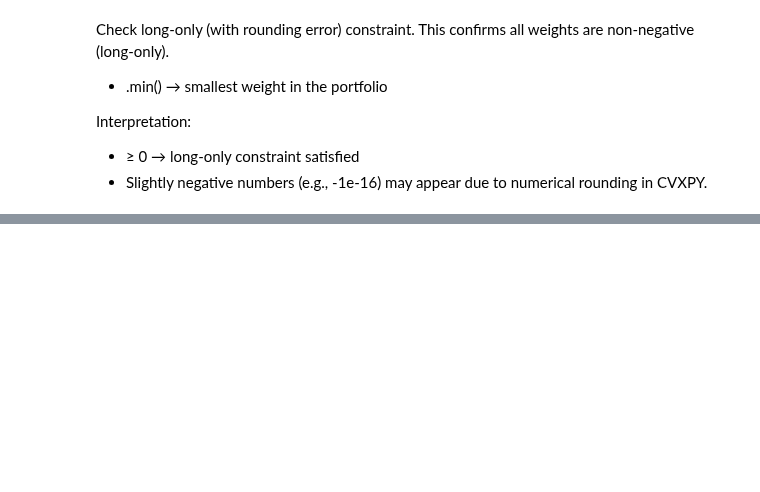
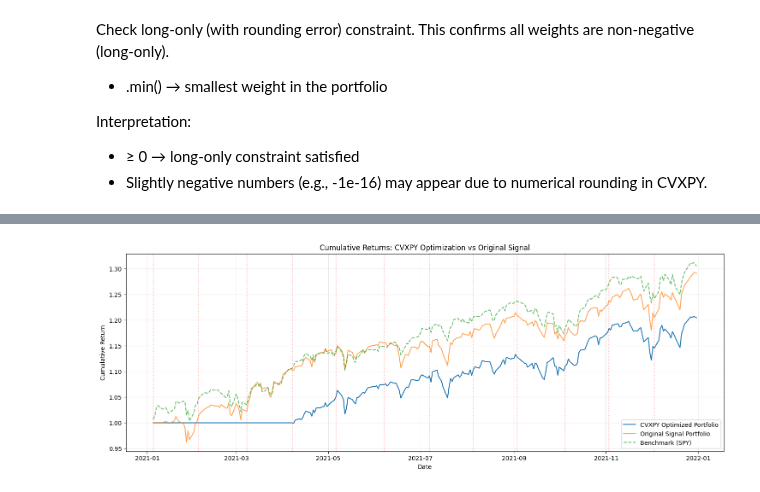
Before and after one commit to KevinTan1203/Systematic-Quant-Trading, a Jupyter notebook: Quantitative Concepts/Optimisation/CVX Optimisation.ipynb, the cells around one changed output, grey strips where cells are left out. Cells and saved outputs as stored; diff of their text form; code cells hidden in the pictures; blank space fills up the shorter version.

```diff
--- a/Quantitative Concepts/Optimisation/CVX Optimisation.ipynb
+++ b/Quantitative Concepts/Optimisation/CVX Optimisation.ipynb
@@ -335,0 +436,15 @@ w_cons.min()
+# %%
+# === Step 1: Scrape S&P 500 Tickers from Wikipedia ===
+url = 'https://en.wikipedia.org/wiki/List_of_S%26P_500_companies'
+# Add a user-agent header to bypass the 403 error
+headers = {'User-Agent': 'Mozilla/5.0 (Windows NT 10.0; Win64; x64) AppleWebKit/537.36 (KHTML, like Gecko) Chrome/114.0 Safari/537.36'}
+html = requests.get(url, headers=headers).text
+tickers = pd.read_html(html)[0].Symbol.to_list()
+tickers = [x.replace('.','-') for x in tickers]
+
+# --- Step 2: Download adjusted close prices ---
+start_date = '2021-01-01'
+end_date = '2022-01-01'
+benchmark_symbol = 'SPY'
+stock_returns = yf.download(tickers, start_date, end_date)['Close'].pct_change().iloc[1:]
+benchmark_ret = yf.download(benchmark_symbol, start_date, end_date)['Close'].pct_change().dropna()
@@ -335,0 +457,6 @@ w_cons.min()
+# %%
+# Run the CVXPY optimization performance function
+performance_metrics = cvxpy_optimisation_performance(stock_returns, benchmark_ret)
+performance_metrics
+# %% [output]
+[figure, added]
```
Also changed, not shown: parts of 16 cells of this notebook, 2 other files.
